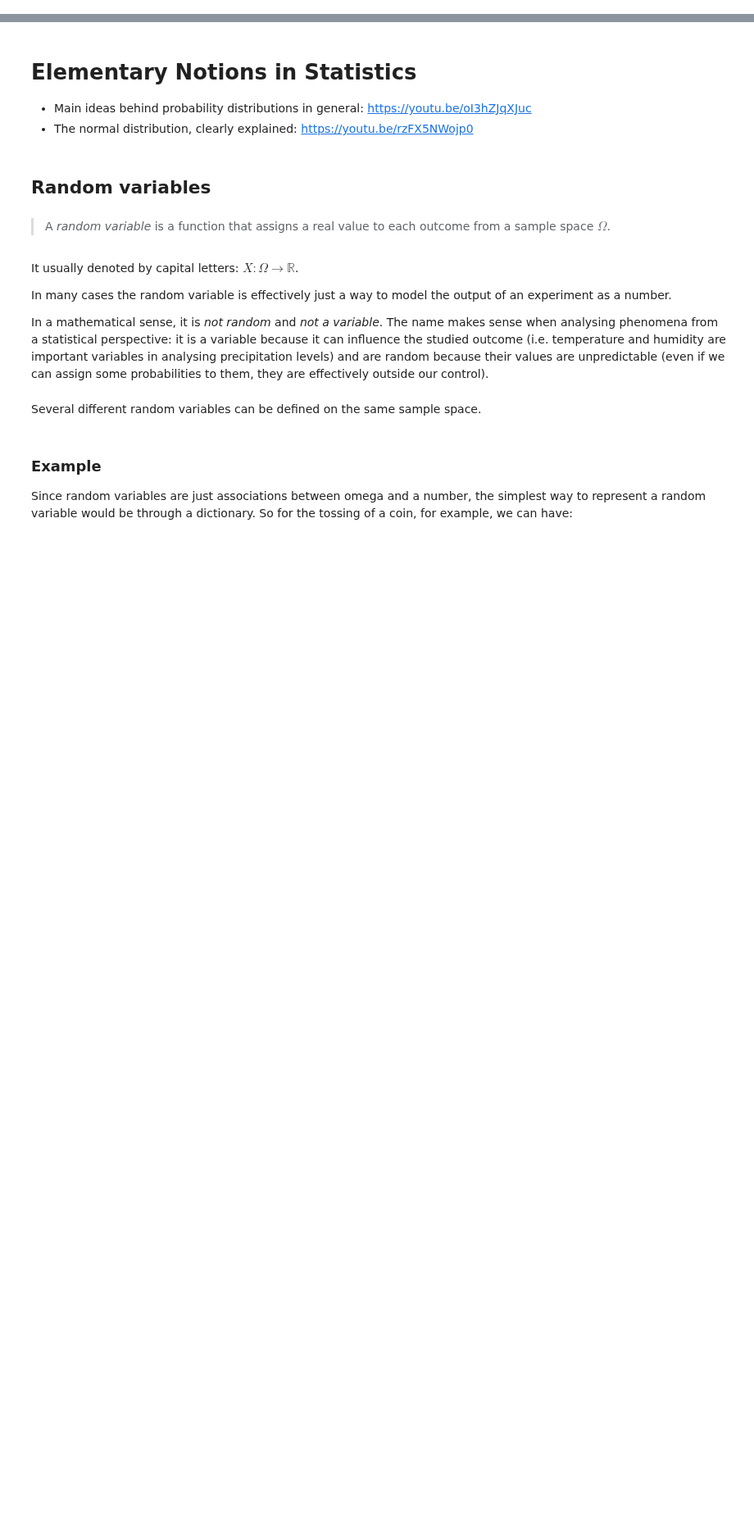
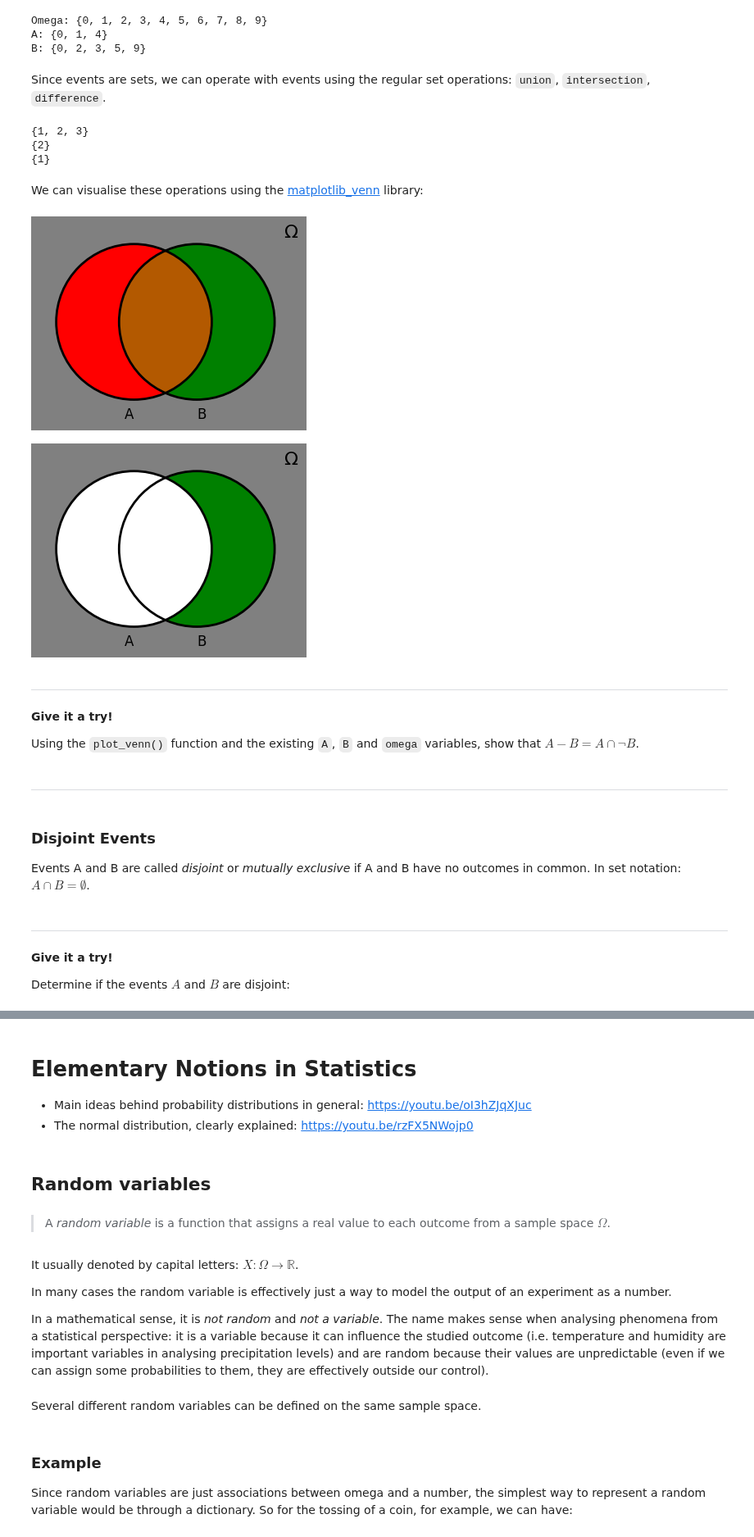
Before and after one commit to spantiru/companion-lab, a Jupyter notebook: Lab01.ipynb, the cells around one changed output, grey strips where cells are left out. Shown at 82% size. Saved outputs shown, nothing was run; the diff lists cells and outputs as text; code cells hidden in the pictures; blank space fills up the shorter version.

```diff
--- a/Lab2.ipynb
+++ b/Lab01.ipynb
@@ -0,0 +48,40 @@
+# %%
+from random import sample, seed
+seed(42)
+omega = set(range(10))
+A = set(sample(list(omega), k=3))
+B = set(sample(list(omega), k=5))
+print("Omega:", omega)
+print("A:", A)
+print("B:",B)
+# %% [output]
+Omega: {0, 1, 2, 3, 4, 5, 6, 7, 8, 9}
+A: {0, 1, 4}
+B: {0, 2, 3, 5, 9}
+# %% [markdown]
+Since events are sets, we can operate with events using the regular set operations: `union`, `intersection`, `difference`.
+# %%
+A = {1, 2}
+B = {2, 3}
+omega = {1,2,3,4}
+print(A.union(B))        # Or A|B
+print(A.intersection(B)) # Or A&B
+print(A.difference(B))   # Or A-B
+# %% [output]
+{1, 2, 3}
+{2}
+{1}
+# %% [markdown]
+We can visualise these operations using the [matplotlib_venn](https://pypi.org/project/matplotlib-venn/) library:
+# %%
+from tools.venn import A, B, omega, plot_venn
+plot_venn(omega)   # Print the entire space
+plot_venn(omega-A) # Print not A
+# %% [output]
+[figure, added]
+[figure, added]
+# %% [markdown]
+---
+**Give it a try!**
+
+Using the `plot_venn()` function and the existing `A`, `B` and `omega` variables, show that $A - B = A \cap \neg B$.
@@ -0,0 +91,10 @@
+# %% [markdown]
+---
+# %% [markdown]
+### Disjoint Events
+Events A and B are called _disjoint_ or _mutually exclusive_ if A and B have no outcomes in common. In set notation: $A \cap B = \emptyset$.
+# %% [markdown]
+---
+**Give it a try!**
+
+Determine if the events $A$ and $B$ are disjoint:
```
Also changed, not shown: parts of 32 cells of this notebook, 23 other files.
